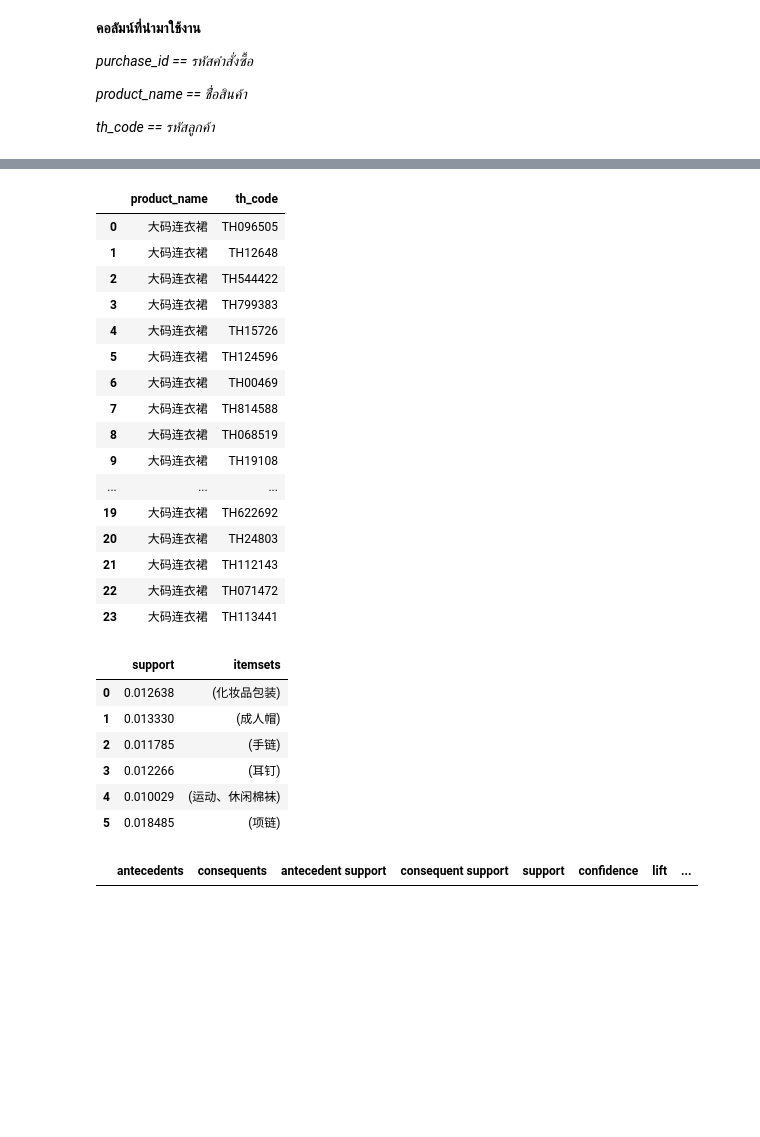
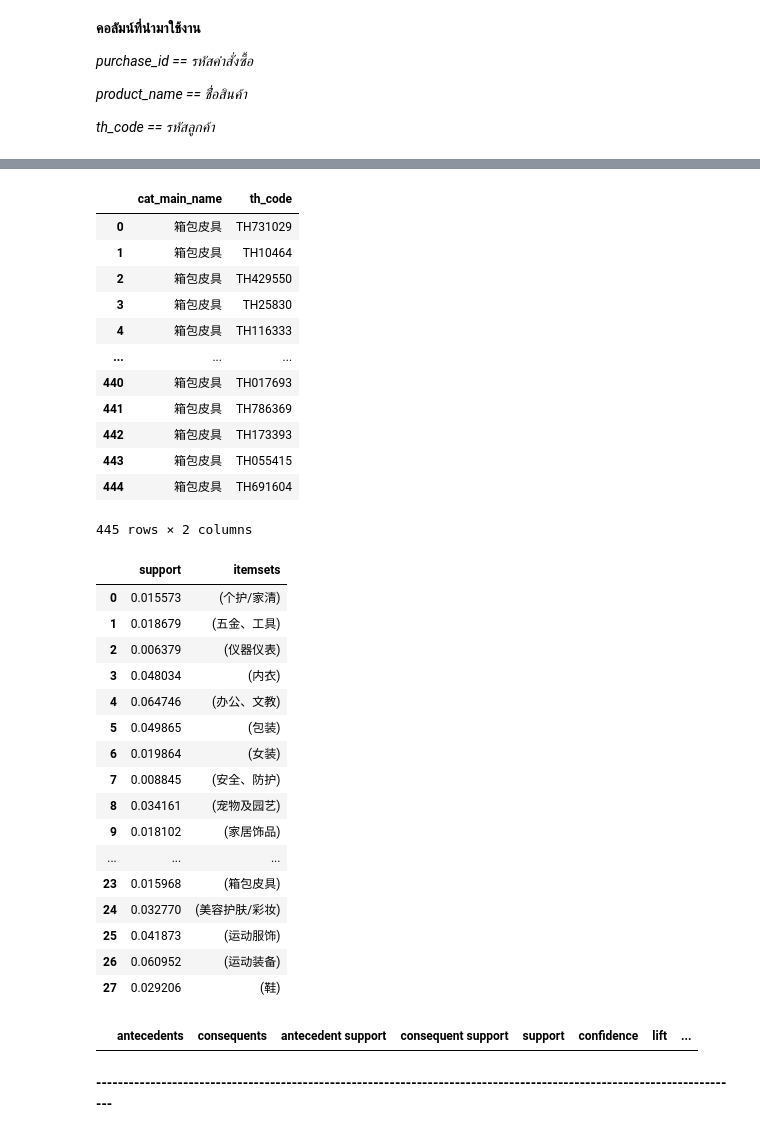
Before and after one commit to kittimaxz/Study, a Jupyter notebook: Test_Association_Rule_M01.ipynb, the cells around one changed output, grey strips where cells are left out. Saved outputs shown, nothing was run; the diff lists cells and outputs as text; code cells hidden in the pictures; blank space fills up the shorter version.

```diff
--- a/Test_Association_Rule_M01.ipynb
+++ b/Test_Association_Rule_M01.ipynb
@@ -300,4 +305,4 @@ products
 # %%
-transaction = dataset.groupby('purchases_id')['product_name'].apply(lambda x: list(set(x))).reset_index()
+transaction = dataset.groupby('purchases_id')['cat_main_name'].apply(lambda x: list(set(x))).reset_index()
 transaction
 # %% [output]
@@ -318,9 +323,9 @@ transaction
 #set_list = dataset.groupby(['purchases_id', 'product_name'])['product_name'].count().unstack().reset_index().fillna(0).set_index('purchases_id')
 #set_list
 # %%
-transaction_list = transaction['product_name'].tolist()
+transaction_list = transaction['cat_main_name'].tolist()
 te = TransactionEncoder()
 te_ary = te.fit(transaction_list).transform(transaction_list)
-transaction_set = pd.DataFrame(te_ary, columns=te.columns_).astype(int)
+transaction_set = pd.DataFrame(te_ary, columns=te.columns_)
 transaction_set
 # %% [output]
@@ -357,37 +383,43 @@ filter_test.iloc[:,5:6].reset_index()
 # %%
-test = filter_test.groupby('product_name')['th_code'].apply(lambda x: ','.join(set(x))).reset_index() \
+test = filter_test.groupby('cat_main_name')['th_code'].apply(lambda x: ','.join(set(x))).reset_index() \
     .assign(th_code=lambda df: df['th_code'].str.split(',')) \
     .explode('th_code').reset_index(drop=True)
 test
 # %% [output]
-|  | product_name | th_code |
-| 0 | 大码连衣裙 | TH096505 |
-| 1 | 大码连衣裙 | TH12648 |
-| 2 | 大码连衣裙 | TH544422 |
-| 3 | 大码连衣裙 | TH799383 |
-| 4 | 大码连衣裙 | TH15726 |
-| 5 | 大码连衣裙 | TH124596 |
-| 6 | 大码连衣裙 | TH00469 |
-| 7 | 大码连衣裙 | TH814588 |
-| 8 | 大码连衣裙 | TH068519 |
-| 9 | 大码连衣裙 | TH19108 |
+|  | cat_main_name | th_code |
+| 0 | 箱包皮具 | TH731029 |
+| 1 | 箱包皮具 | TH10464 |
+| 2 | 箱包皮具 | TH429550 |
+| 3 | 箱包皮具 | TH25830 |
+| 4 | 箱包皮具 | TH116333 |
 | ... | ... | ... |
-| 19 | 大码连衣裙 | TH622692 |
-| 20 | 大码连衣裙 | TH24803 |
-| 21 | 大码连衣裙 | TH112143 |
-| 22 | 大码连衣裙 | TH071472 |
-| 23 | 大码连衣裙 | TH113441 |
+| 440 | 箱包皮具 | TH017693 |
+| 441 | 箱包皮具 | TH786369 |
+| 442 | 箱包皮具 | TH173393 |
+| 443 | 箱包皮具 | TH055415 |
+| 444 | 箱包皮具 | TH691604 |
+445 rows × 2 columns
 # %%
-frequent_itemsets = apriori(transaction_set,min_support = 0.01, use_colnames=True) ## 0.001% ของรายการสินค้าทั้งหมดที่มีคนซื้อมากกว่า 1 %
+frequent_itemsets = apriori(transaction_set,min_support = 0.005, use_colnames=True) ## 0.001% ของรายการสินค้าทั้งหมดที่มีคนซื้อมากกว่า 1 %
 frequent_itemsets
 # %% [output]
 |  | support | itemsets |
-| 0 | 0.012638 | (化妆品包装) |
-| 1 | 0.013330 | (成人帽) |
-| 2 | 0.011785 | (手链) |
-| 3 | 0.012266 | (耳钉) |
-| 4 | 0.010029 | (运动、休闲棉袜) |
-| 5 | 0.018485 | (项链) |
+| 0 | 0.015573 | (个护/家清) |
+| 1 | 0.018679 | (五金、工具) |
+| 2 | 0.006379 | (仪器仪表) |
+| 3 | 0.048034 | (内衣) |
+| 4 | 0.064746 | (办公、文教) |
+| 5 | 0.049865 | (包装) |
+| 6 | 0.019864 | (女装) |
+| 7 | 0.008845 | (安全、防护) |
+| 8 | 0.034161 | (宠物及园艺) |
+| 9 | 0.018102 | (家居饰品) |
+| ... | ... | ... |
+| 23 | 0.015968 | (箱包皮具) |
+| 24 | 0.032770 | (美容护肤/彩妆) |
+| 25 | 0.041873 | (运动服饰) |
+| 26 | 0.060952 | (运动装备) |
+| 27 | 0.029206 | (鞋) |
 # %%
 #for result in frequent_itemsets:
   #print(result)
@@ -396,3 +428,5 @@ rules = association_rules(frequent_itemsets, metric="confidence", min_threshold=
 rules
 # %% [output]
 |  | antecedents | consequents | antecedent support | consequent support | support | confidence | lift | ... |
+# %% [markdown]
+**-----------------------------------------------------------------------------------------------------------------------**
```
Also changed, not shown: parts of 11 cells of this notebook.
